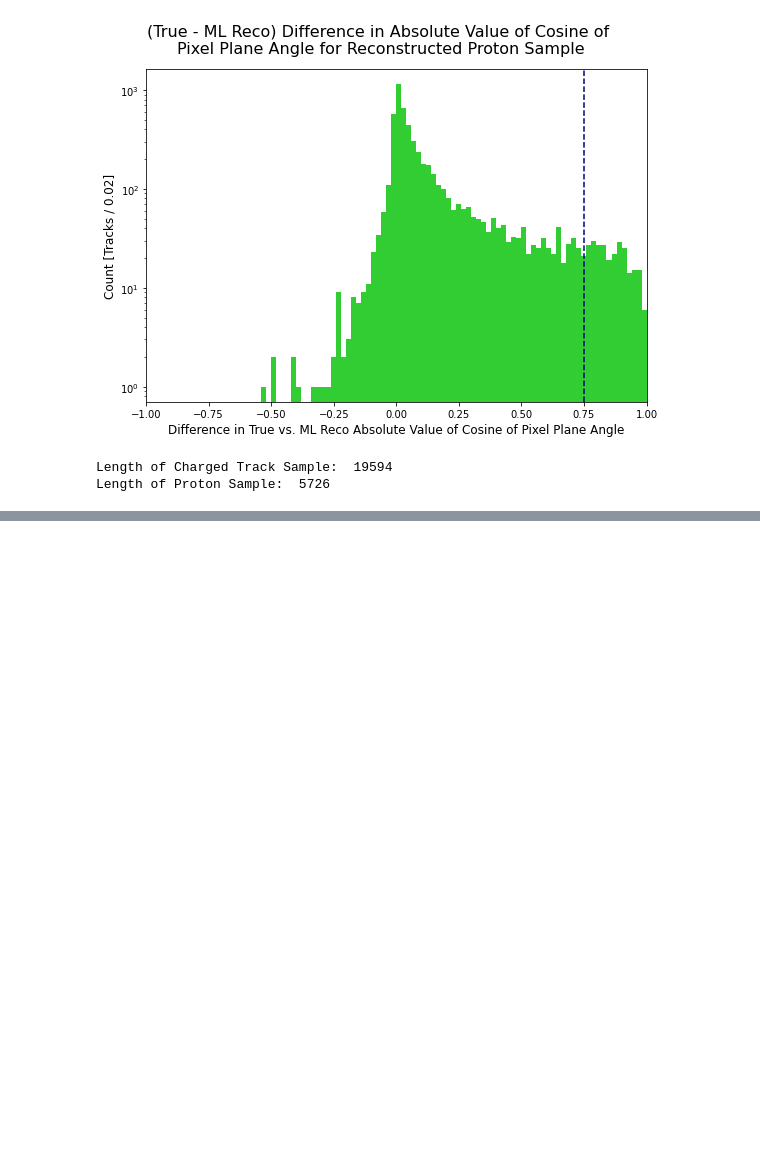
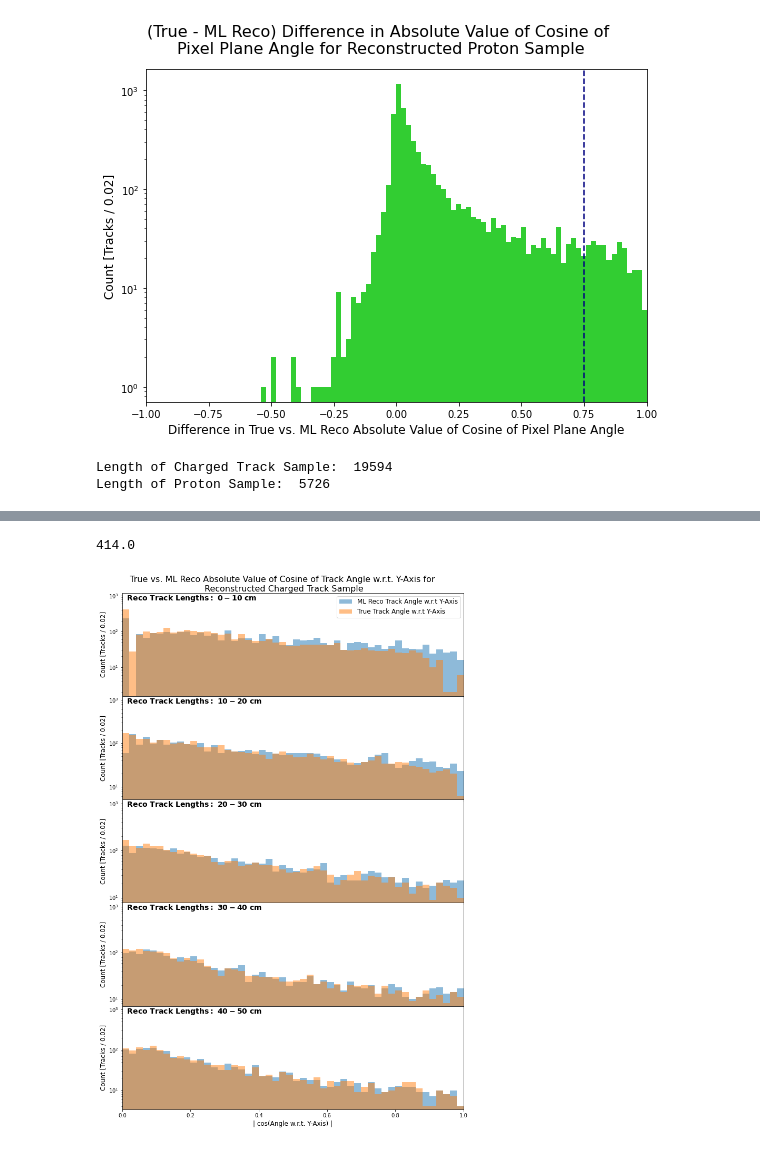
Before and after one commit to cuddandr/2x2_CAFs, a Jupyter notebook: reco_studies/reco_benchmark_plots.ipynb, the cells around one changed output, grey strips where cells are left out. Cells and saved outputs as stored; diff of their text form; code cells hidden in the pictures; blank space fills up the shorter version.

```diff
--- a/reco_studies/reco_benchmark_plots.ipynb
+++ b/reco_studies/reco_benchmark_plots.ipynb
@@ -749,0 +816,33 @@ Length of Proton Sample:  5726
+# %%
+grouped_length = df_filtered.groupby('reco_length_bin')
+sample = 'reco_charged_tracks_'
+fig, axs = plt.subplots(stop_length_bin, sharex=True, figsize=[10, height])
+
+max_count=50.
+for i, (name, group) in enumerate(grouped_length):
+    if i>=stop_length_bin:
+        break
+    reco_counts, reco_bins, _ = axs[i].hist(abs(np.cos(group['reco_angle_y'])), alpha=0.5, bins=50, range=(0, 1), histtype='stepfilled', label='ML Reco Track Angle w.r.t. Y-Axis')
+    true_counts, true_bins, _ = axs[i].hist(abs(np.cos(group['true_angle_y'])), alpha=0.5, bins=50, range=(0, 1),histtype='stepfilled', label='True Track Angle w.r.t. Y-Axis')
+    axs[i].set_xlabel('| cos(Angle w.r.t. Y-Axis) |', fontsize=12)
+    axs[i].set_ylabel('Count [Tracks / 0.02]', fontsize=12)
+    axs[i].set_xlim(0,1)
+    #axs[i].legend(loc='upper right')
+    if i==0:
+        max_count = np.max(np.array([np.max(reco_counts), np.max(true_counts)]))
+        print(max_count)
+        axs[i].legend(loc='upper right', fontsize=12)
+    axs[i].set_yscale('log')
+    axs[i].set_ylim(None, max_count+800.)
+    length_min = max_length/num_length_bins*(name-1)
+    length_max = max_length/num_length_bins*name
+    axs[i].set_title('  '+rf'$\bf{{Reco\ Track\ Lengths:\ {length_min:.0f} - {length_max:.0f}\ cm}}$', y=1.0, loc='left', pad=-14, fontsize=14)
+fig.suptitle('True vs. ML Reco Absolute Value of Cosine of Track Angle w.r.t. Y-Axis for \nReconstructed Charged Track Sample', fontsize=16)
+
+plt.tight_layout()
+plt.subplots_adjust(top=0.95, hspace=0.0)
+plt.savefig('/exp/dune/app/users/ehinkle/nd_analysis/2x2_CAFs/reco_studies/'+sample+'true_vs_reco_abs_cos_of_angle_w_y_axis_by_length_bin_with_ovlp_cut_'+str(ovlp_cut)+'_up_to_length_bin_'+str(stop_length_bin)+'.pdf')
+#plt.show()
+# %% [output]
+414.0
+[figure, added]
```
Also changed, not shown: parts of 14 cells of this notebook, 1 other file.
